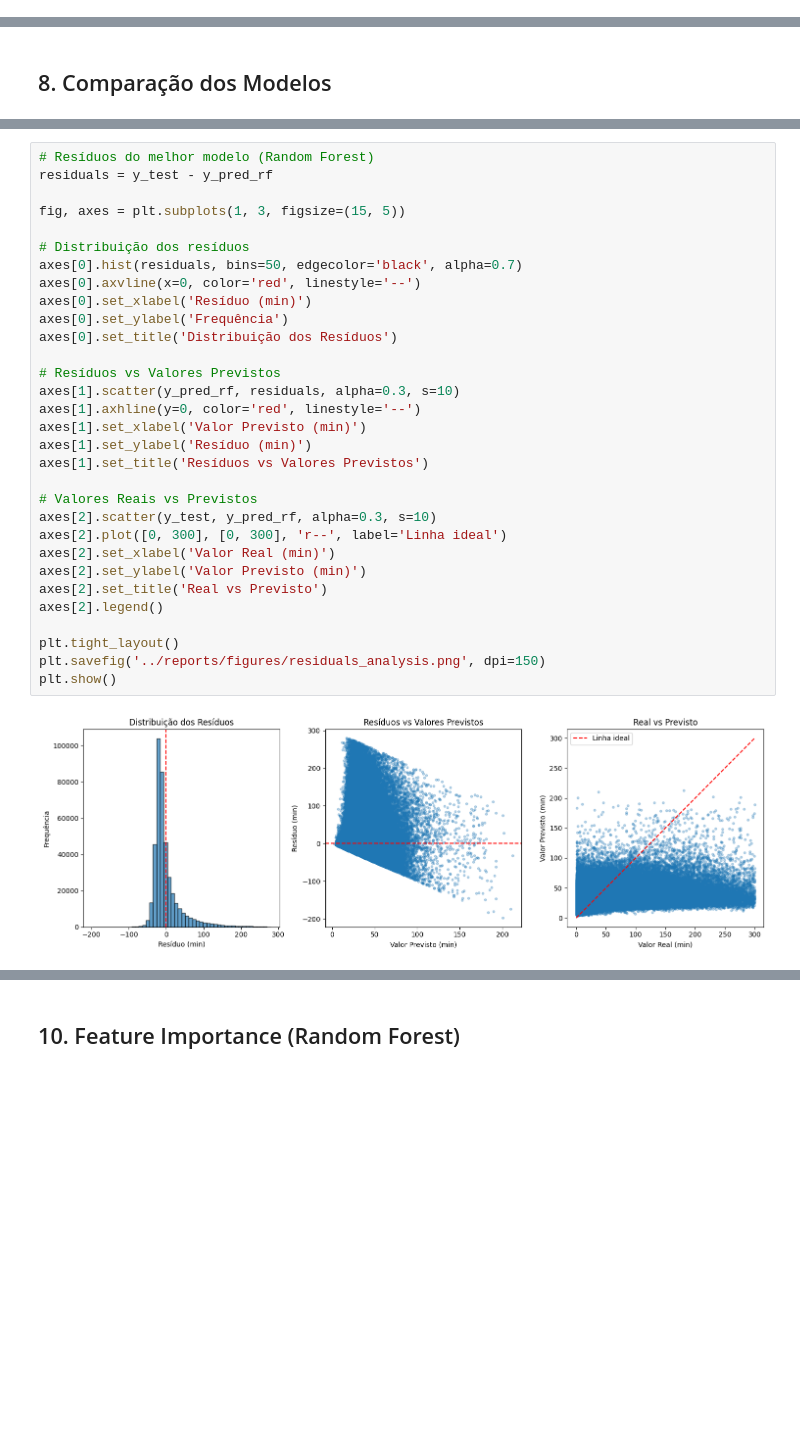
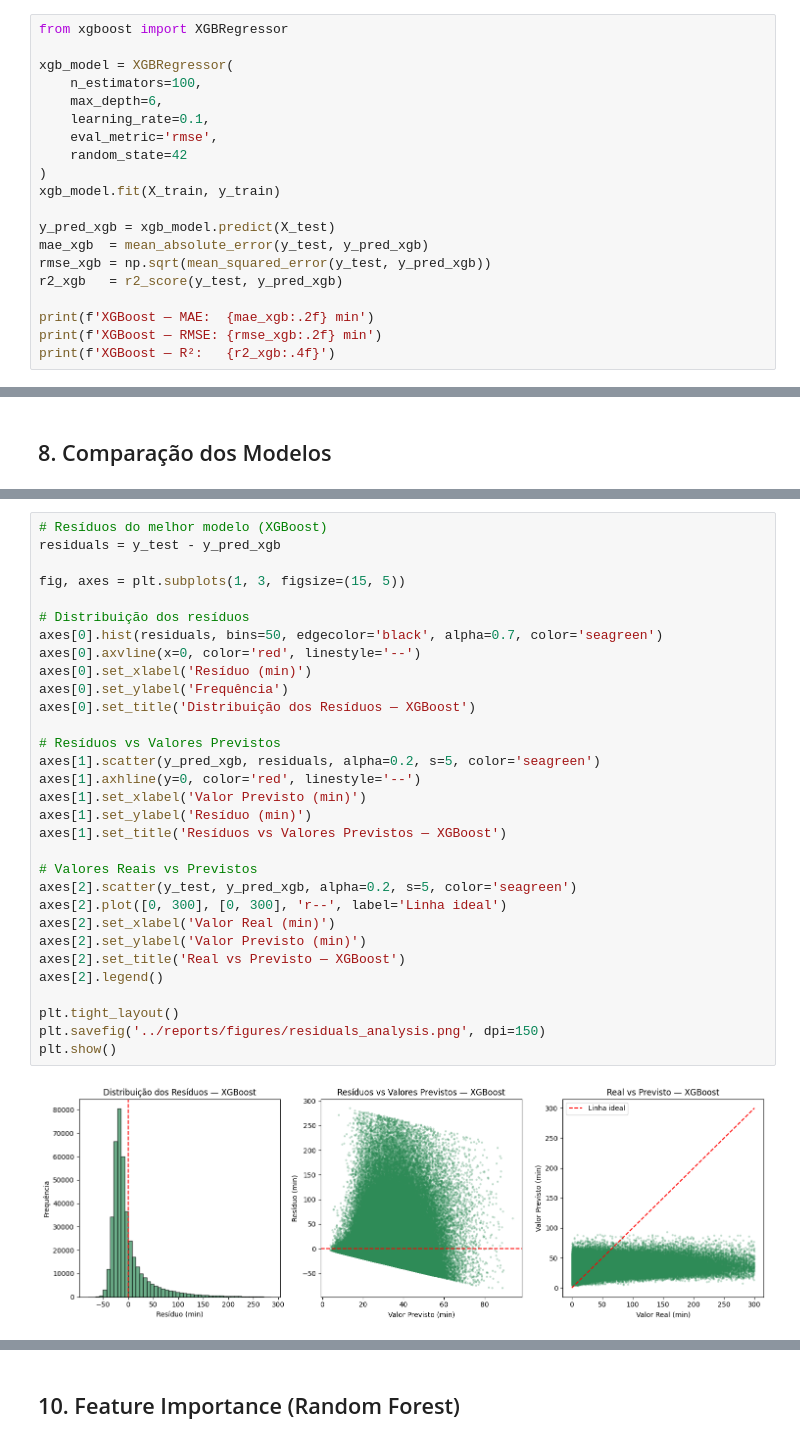
Before and after one commit to milenemartins/flight-delay-prediction-tech-challenge-fase-3, a Jupyter notebook: notebooks/05_regression_model.ipynb, the cells around one changed output, grey strips where cells are left out. Cells and saved outputs as stored; diff of their text form; blank space fills up the shorter version.

```diff
--- a/notebooks/05_regression_model.ipynb
+++ b/notebooks/05_regression_model.ipynb
@@ -205,0 +225,20 @@ R²:   0.1070
+# %%
+from xgboost import XGBRegressor
+
+xgb_model = XGBRegressor(
+    n_estimators=100,
+    max_depth=6,
+    learning_rate=0.1,
+    eval_metric='rmse',
+    random_state=42
+)
+xgb_model.fit(X_train, y_train)
+
+y_pred_xgb = xgb_model.predict(X_test)
+mae_xgb  = mean_absolute_error(y_test, y_pred_xgb)
+rmse_xgb = np.sqrt(mean_squared_error(y_test, y_pred_xgb))
+r2_xgb   = r2_score(y_test, y_pred_xgb)
+
+print(f'XGBoost — MAE:  {mae_xgb:.2f} min')
+print(f'XGBoost — RMSE: {rmse_xgb:.2f} min')
+print(f'XGBoost — R²:   {r2_xgb:.4f}')
@@ -247,33 +297,33 @@ plt.show()
 # %%
-# Resíduos do melhor modelo (Random Forest)
-residuals = y_test - y_pred_rf
+# Resíduos do melhor modelo (XGBoost)
+residuals = y_test - y_pred_xgb
 
 fig, axes = plt.subplots(1, 3, figsize=(15, 5))
 
 # Distribuição dos resíduos
-axes[0].hist(residuals, bins=50, edgecolor='black', alpha=0.7)
+axes[0].hist(residuals, bins=50, edgecolor='black', alpha=0.7, color='seagreen')
 axes[0].axvline(x=0, color='red', linestyle='--')
 axes[0].set_xlabel('Resíduo (min)')
 axes[0].set_ylabel('Frequência')
-axes[0].set_title('Distribuição dos Resíduos')
+axes[0].set_title('Distribuição dos Resíduos — XGBoost')
 
 # Resíduos vs Valores Previstos
-axes[1].scatter(y_pred_rf, residuals, alpha=0.3, s=10)
+axes[1].scatter(y_pred_xgb, residuals, alpha=0.2, s=5, color='seagreen')
 axes[1].axhline(y=0, color='red', linestyle='--')
 axes[1].set_xlabel('Valor Previsto (min)')
 axes[1].set_ylabel('Resíduo (min)')
-axes[1].set_title('Resíduos vs Valores Previstos')
+axes[1].set_title('Resíduos vs Valores Previstos — XGBoost')
 
 # Valores Reais vs Previstos
-axes[2].scatter(y_test, y_pred_rf, alpha=0.3, s=10)
+axes[2].scatter(y_test, y_pred_xgb, alpha=0.2, s=5, color='seagreen')
 axes[2].plot([0, 300], [0, 300], 'r--', label='Linha ideal')
 axes[2].set_xlabel('Valor Real (min)')
 axes[2].set_ylabel('Valor Previsto (min)')
-axes[2].set_title('Real vs Previsto')
+axes[2].set_title('Real vs Previsto — XGBoost')
 axes[2].legend()
 
 plt.tight_layout()
 plt.savefig('../reports/figures/residuals_analysis.png', dpi=150)
 plt.show()
 # %% [output]
-[figure, old version]
+[figure, new version]
```
Also changed, not shown: parts of 19 cells of this notebook, 20 other files.
